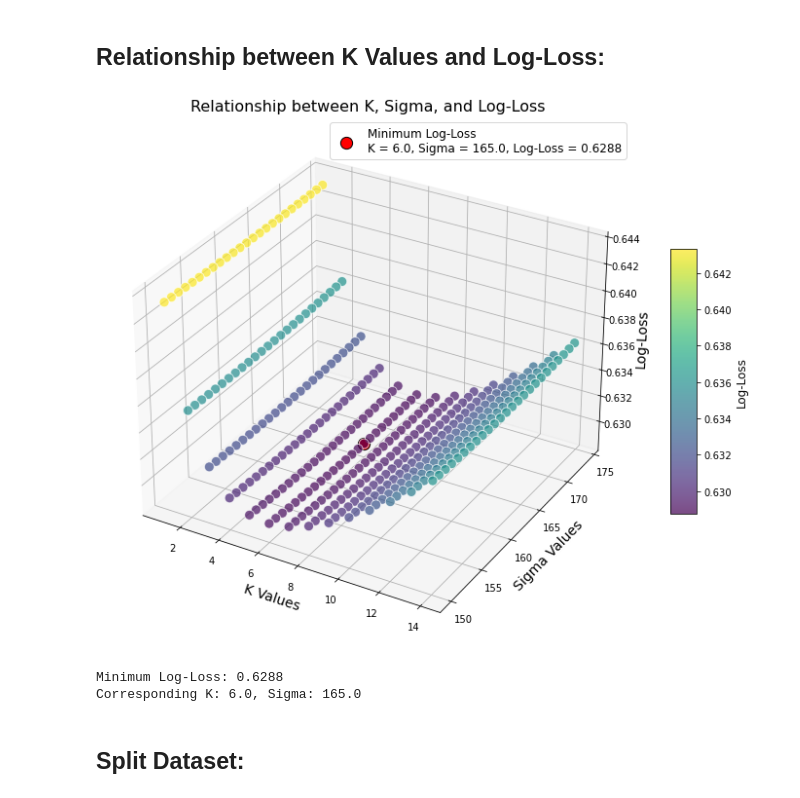
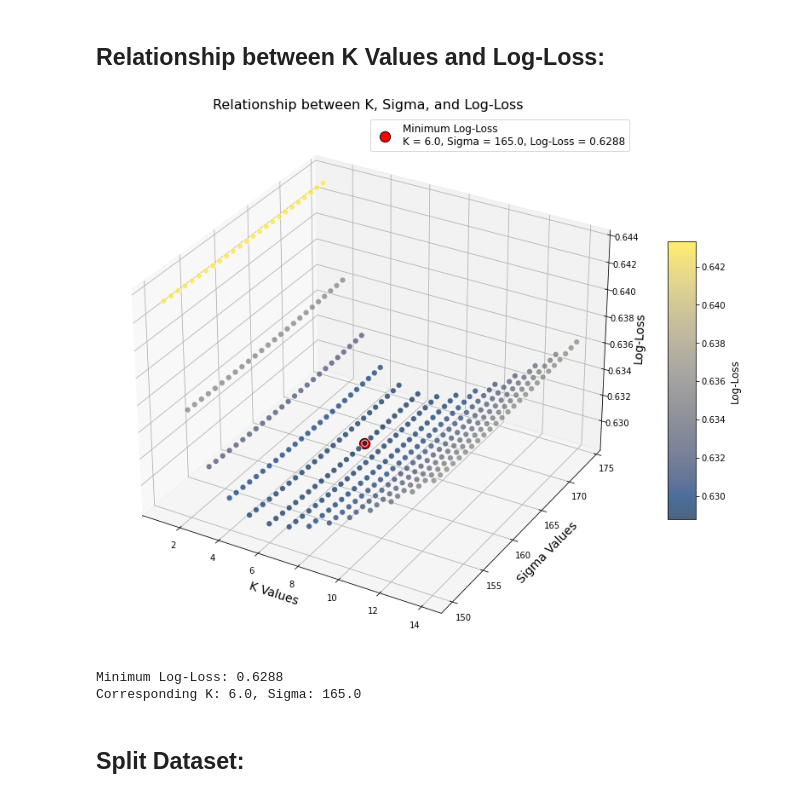
Before and after one commit to niranjan-96/Tennis-Match-Predictions, a Jupyter notebook: Code/ELO_Linear_MOV_Model.ipynb, the cells around one changed output. Drawn from its saved outputs; the diff is of its cells as text; code cells hidden in the pictures.

```diff
--- a/Code/ELO_Linear_MOV_Model.ipynb
+++ b/Code/ELO_Linear_MOV_Model.ipynb
@@ -405,42 +405,42 @@ sigma_values = results_df['sigma']
 logloss = results_df['logloss']
 
 # Create a 3D plot for K, sigma, and log-loss
-fig = plt.figure(figsize=(14, 10))
+fig = plt.figure(figsize=(14, 12))
 ax = fig.add_subplot(111, projection='3d')
 
 # Plot the 3D scatter plot
-sc = ax.scatter(K_values, sigma_values, logloss, c=logloss, cmap='viridis', s=100, alpha=0.7, edgecolors='w')
+sc = ax.scatter(K_values, sigma_values, logloss, c=logloss, cmap='cividis', s=50, alpha=0.7, edgecolors='w')
 
 # Set labels
 ax.set_xlabel('K Values', fontsize=14)
 ax.set_ylabel('Sigma Values', fontsize=14)
 ax.set_zlabel('Log-Loss', fontsize=14)
 ax.set_title('Relationship between K, Sigma, and Log-Loss', fontsize=16)
 
 # Highlight the point with the minimum log-loss
 min_logloss_row = results_df.loc[results_df['logloss'].idxmin()]
 min_K = min_logloss_row['K']
 min_sigma = min_logloss_row['sigma']
 min_logloss = min_logloss_row['logloss']
 
 ax.scatter(min_K, min_sigma, min_logloss, color='red', s=150, edgecolors='black', label=f'Minimum Log-Loss\nK = {min_K}, Sigma = {min_sigma}, Log-Loss = {min_logloss:.4f}')
 
 # Add a color bar to represent log-loss values
 cbar = plt.colorbar(sc, ax=ax, shrink=0.5, aspect=10)
 cbar.set_label('Log-Loss', fontsize=12)
 
 # Add a legend
 ax.legend(fontsize=12)
 
 # Show grid and plot
 ax.grid(True, linestyle='--', alpha=0.7)
 plt.show()
 
 # Print the corresponding K and sigma values for the minimum log-loss
 print(f'Minimum Log-Loss: {min_logloss:.4f}')
 print(f'Corresponding K: {min_K}, Sigma: {min_sigma}')
 # %% [output]
-[figure, old version]
+[figure, new version]
 Minimum Log-Loss: 0.6288
 Corresponding K: 6.0, Sigma: 165.0
 # %% [markdown]
```
Also changed, not shown: parts of 3 cells of this notebook, 1 other file.
